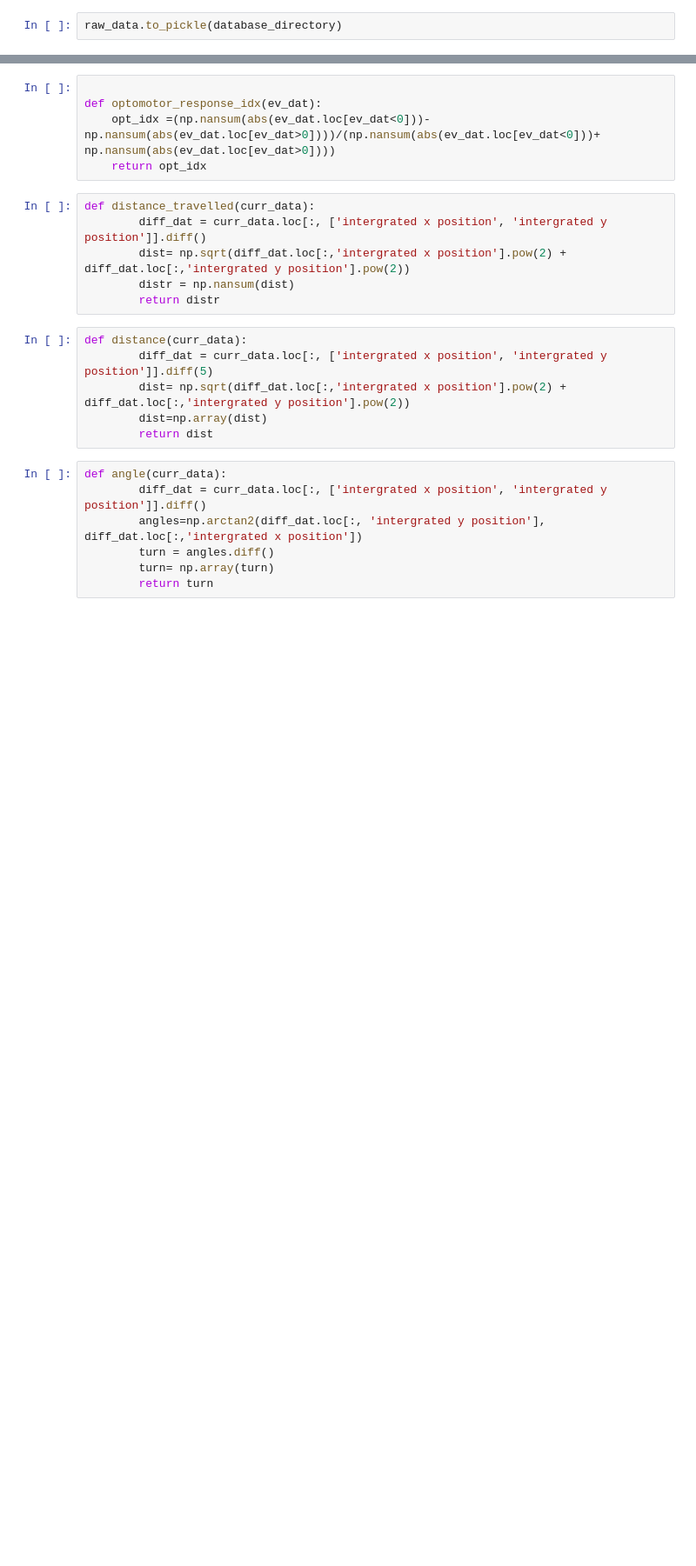
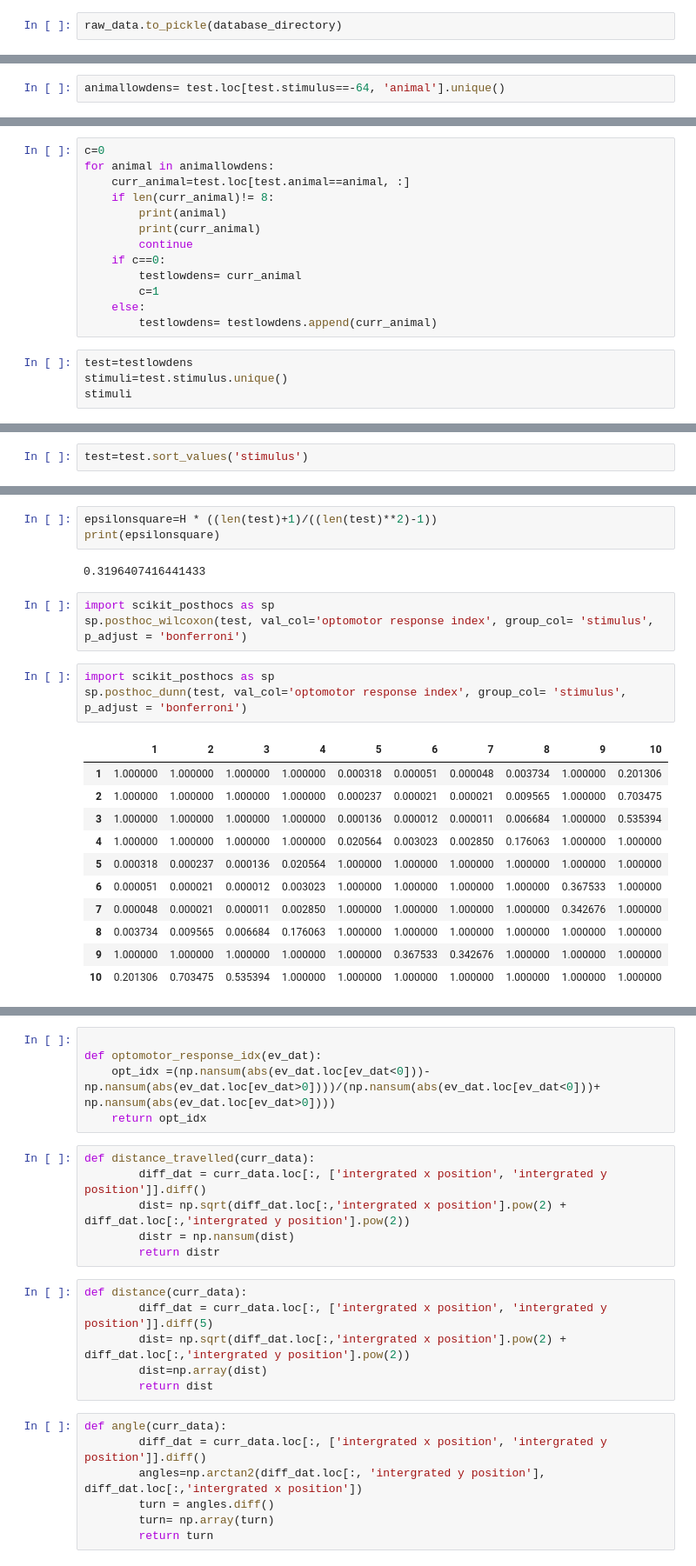
Before and after one commit to chiyu1203/bonfic, a Jupyter notebook: track_ball_notebook_laura_all.ipynb, the cells around one changed output, grey strips where cells are left out. Shown at 87% size. Cells and saved outputs as stored; diff of their text form; blank space fills up the shorter version.

```diff
--- a/track_ball_notebook_laura_all.ipynb
+++ b/track_ball_notebook_laura_all.ipynb
@@ -935,0 +1049,2 @@ if exp_name=='splitfront' or exp_name=='splitlongfront':
+# %%
+animallowdens= test.loc[test.stimulus==-64, 'animal'].unique()
@@ -935,0 +1057,17 @@ if exp_name=='splitfront' or exp_name=='splitlongfront':
+# %%
+c=0
+for animal in animallowdens:
+    curr_animal=test.loc[test.animal==animal, :]
+    if len(curr_animal)!= 8:
+        print(animal)
+        print(curr_animal)
+        continue
+    if c==0:
+        testlowdens= curr_animal
+        c=1
+    else:
+        testlowdens= testlowdens.append(curr_animal)
+# %%
+test=testlowdens
+stimuli=test.stimulus.unique()
+stimuli
@@ -935,0 +1082,2 @@ if exp_name=='splitfront' or exp_name=='splitlongfront':
+# %%
+test=test.sort_values('stimulus')
@@ -935,0 +1148,23 @@ if exp_name=='splitfront' or exp_name=='splitlongfront':
+# %%
+epsilonsquare=H * ((len(test)+1)/((len(test)**2)-1))
+print(epsilonsquare)
+# %% [output]
+0.3196407416441433
+# %%
+import scikit_posthocs as sp
+sp.posthoc_wilcoxon(test, val_col='optomotor response index', group_col= 'stimulus', p_adjust = 'bonferroni')
+# %%
+import scikit_posthocs as sp
+sp.posthoc_dunn(test, val_col='optomotor response index', group_col= 'stimulus', p_adjust = 'bonferroni')
+# %% [output]
+|  | 1 | 2 | 3 | 4 | 5 | 6 | 7 | 8 | 9 | 10 |
+| 1 | 1.000000 | 1.000000 | 1.000000 | 1.000000 | 0.000318 | 0.000051 | 0.000048 | 0.003734 | 1.000000 | 0.201306 |
+| 2 | 1.000000 | 1.000000 | 1.000000 | 1.000000 | 0.000237 | 0.000021 | 0.000021 | 0.009565 | 1.000000 | 0.703475 |
+| 3 | 1.000000 | 1.000000 | 1.000000 | 1.000000 | 0.000136 | 0.000012 | 0.000011 | 0.006684 | 1.000000 | 0.535394 |
+| 4 | 1.000000 | 1.000000 | 1.000000 | 1.000000 | 0.020564 | 0.003023 | 0.002850 | 0.176063 | 1.000000 | 1.000000 |
+| 5 | 0.000318 | 0.000237 | 0.000136 | 0.020564 | 1.000000 | 1.000000 | 1.000000 | 1.000000 | 1.000000 | 1.000000 |
+| 6 | 0.000051 | 0.000021 | 0.000012 | 0.003023 | 1.000000 | 1.000000 | 1.000000 | 1.000000 | 0.367533 | 1.000000 |
+| 7 | 0.000048 | 0.000021 | 0.000011 | 0.002850 | 1.000000 | 1.000000 | 1.000000 | 1.000000 | 0.342676 | 1.000000 |
+| 8 | 0.003734 | 0.009565 | 0.006684 | 0.176063 | 1.000000 | 1.000000 | 1.000000 | 1.000000 | 1.000000 | 1.000000 |
+| 9 | 1.000000 | 1.000000 | 1.000000 | 1.000000 | 1.000000 | 0.367533 | 0.342676 | 1.000000 | 1.000000 | 1.000000 |
+| 10 | 0.201306 | 0.703475 | 0.535394 | 1.000000 | 1.000000 | 1.000000 | 1.000000 | 1.000000 | 1.000000 | 1.000000 |
```
Also changed, not shown: parts of 25 cells of this notebook.
